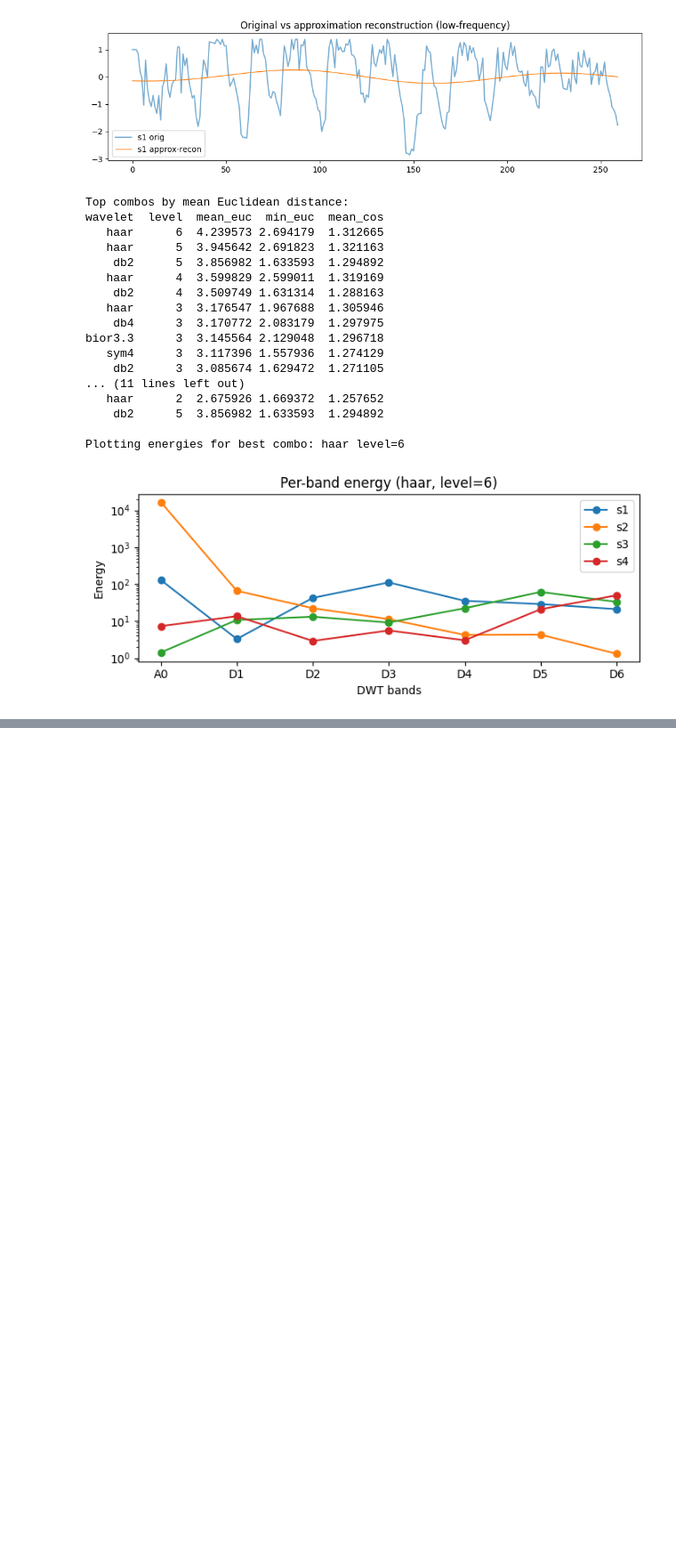
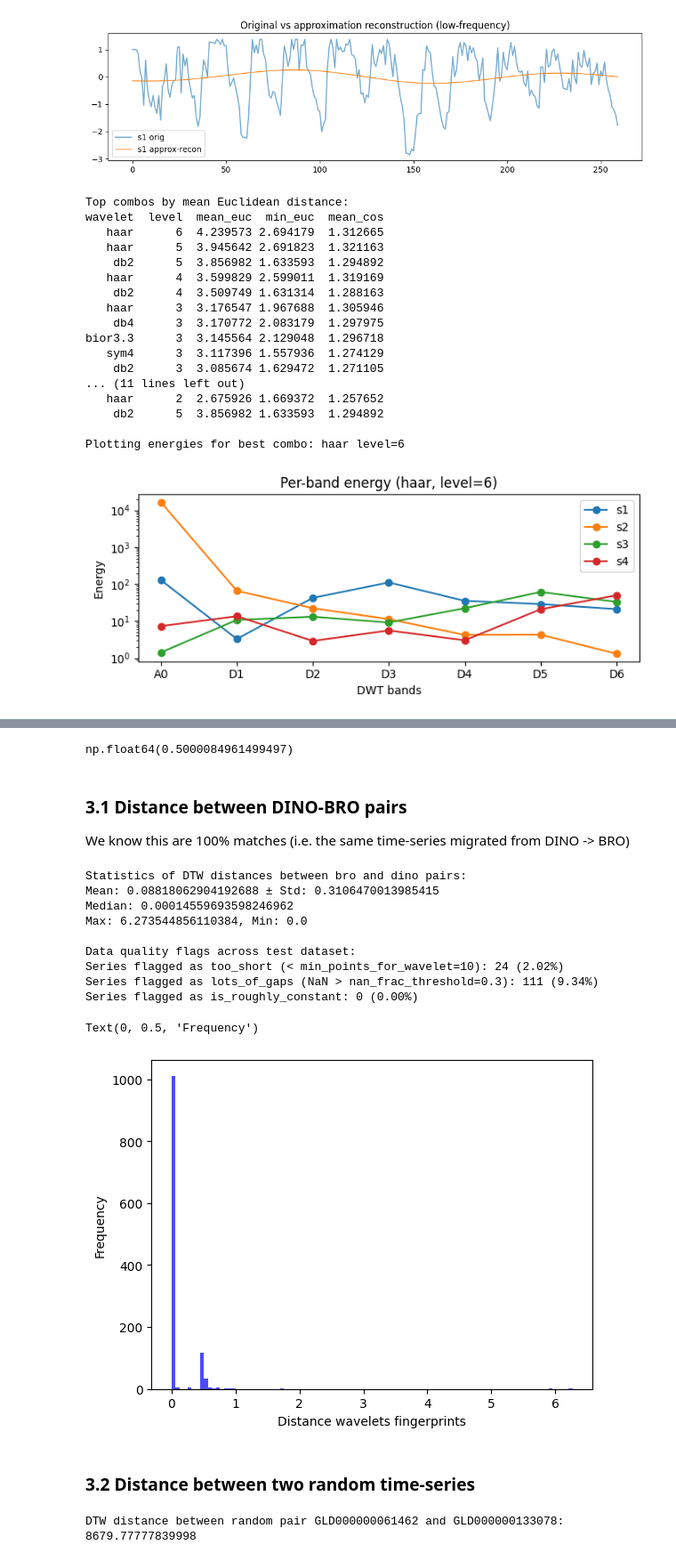
Before and after one commit to luisaforozco/exploration_gw_time_series, a Jupyter notebook: notebooks/methods/wavelets.ipynb, the cells around one changed output, grey strips where cells are left out. Shown at 89% size. Cells and saved outputs as stored; diff of their text form; code cells hidden in the pictures; blank space fills up the shorter version.

Commit message:
Add wavelet analysis of test dataset

```diff
--- a/notebooks/methods/wavelets.ipynb
+++ b/notebooks/methods/wavelets.ipynb
@@ -363,0 +374,8 @@ Plotting energies for best combo: haar level=6
+# %%
+import wavelet_fingerprint
+import numpy as np
+a_gld = next(iter(data_obs.keys()))
+dino_ts = data_obs[a_gld]['dino']
+bro_ts = data_obs[a_gld]['bro']
+fp_dino = wavelet_fingerprint.compute_fingerprint(dino_ts[:, 0], dino_ts[:, 1])
+fp_bro = wavelet_fingerprint.compute_fingerprint(bro_ts[:, 0], bro_ts[:, 1])
@@ -363,0 +402,71 @@ Plotting energies for best combo: haar level=6
+# %%
+# calculate difference between vector fingerprint dino and bro
+np.linalg.norm(fp_dino['vector'] - fp_bro['vector'])
+# %% [output]
+np.float64(0.5000084961499497)
+# %% [markdown]
+### 3.1 Distance between DINO-BRO pairs
+We know this are 100% matches (i.e. the same time-series migrated from DINO -> BRO)
+# %%
+# Loop trough the data
+distance_bro_dino_pairs = []
+too_short, lots_of_gaps, is_roughly_constant = 0, 0, 0
+for i, gld in enumerate(data_obs.keys()):
+    dino_ts = data_obs[gld]['dino']
+    bro_ts = data_obs[gld]['bro']
+    # time-series normalization
+    dino_ts[:, 1] = (dino_ts[:, 1] - np.mean(dino_ts[:, 1])) / np.std(dino_ts[:, 1])
+    bro_ts[:, 1] = (bro_ts[:, 1] - np.mean(bro_ts[:, 1])) / np.std(bro_ts[:, 1])
+
+    fp_dino = wavelet_fingerprint.compute_fingerprint(dino_ts[:, 0], dino_ts[:, 1])
+    fp_bro = wavelet_fingerprint.compute_fingerprint(bro_ts[:, 0], bro_ts[:, 1])
+    distance_bro_dino_pairs.append(np.linalg.norm(fp_dino['vector'] - fp_bro['vector']))
+
+    if fp_dino['flags']['too_short']: too_short += 1
+    if fp_dino['flags']['lots_of_gaps']: lots_of_gaps += 1
+    if fp_dino['flags']['is_roughly_constant']: is_roughly_constant += 1
+# %%
+# Statistics
+print(f"Statistics of DTW distances between bro and dino pairs:")
+print(f"Mean: {np.mean(distance_bro_dino_pairs)} ± Std: {np.std(distance_bro_dino_pairs)}")
+print(f"Median: {np.median(distance_bro_dino_pairs)}")
+print(f"Max: {np.max(distance_bro_dino_pairs)}, Min: {np.min(distance_bro_dino_pairs)}")
+
+print(f"\nData quality flags across test dataset:")
+print(f"Series flagged as too_short (< min_points_for_wavelet=10): {too_short} ({100 * too_short / len(data_obs):.2f}%)")
+# NaN arise from uniforming spacing the time-series, not from our data
+print(f"Series flagged as lots_of_gaps (NaN > nan_frac_threshold=0.3): {lots_of_gaps} ({100 * lots_of_gaps / len(data_obs):.2f}%)")
+print(f"Series flagged as is_roughly_constant: {is_roughly_constant} ({100 * is_roughly_constant / len(data_obs):.2f}%)")
+
+import matplotlib.pyplot as plt
+plt.hist(distance_bro_dino_pairs, bins=100, color='blue', alpha=0.7)
+plt.xlabel("Distance wavelets fingerprints")
+plt.ylabel("Frequency");
+# %% [output]
+Statistics of DTW distances between bro and dino pairs:
+Mean: 0.08818062904192688 ± Std: 0.3106470013985415
+Median: 0.00014559693598246962
+Max: 6.273544856110384, Min: 0.0
+
+Data quality flags across test dataset:
+Series flagged as too_short (< min_points_for_wavelet=10): 24 (2.02%)
+Series flagged as lots_of_gaps (NaN > nan_frac_threshold=0.3): 111 (9.34%)
+Series flagged as is_roughly_constant: 0 (0.00%)
+Text(0, 0.5, 'Frequency')
+[figure, added]
+# %% [markdown]
+### 3.2 Distance between two random time-series
+# %%
+import random
+gld_1 = random.choice(list(data_obs.keys()))
+gld_2 = random.choice(list(data_obs.keys()))
+dino_ts = data_obs[gld_1]['dino']
+bro_ts = data_obs[gld_2]['bro']
+dino_ts[:, 1] = (dino_ts[:, 1] - np.mean(dino_ts[:, 1])) / np.std(dino_ts[:, 1])
+bro_ts[:, 1] = (bro_ts[:, 1] - np.mean(bro_ts[:, 1])) / np.std(bro_ts[:, 1])
+fp_dino = wavelet_fingerprint.compute_fingerprint(dino_ts[:, 0], dino_ts[:, 1])
+fp_bro = wavelet_fingerprint.compute_fingerprint(bro_ts[:, 0], bro_ts[:, 1])
+dist = np.linalg.norm(fp_dino['vector'] - fp_bro['vector'])
+print(f"Distance between random pair {gld_1} and {gld_2}: {dist}")
+# %% [output]
+DTW distance between random pair GLD000000061462 and GLD000000133078: 8679.77777839998
```
Also changed, not shown: parts of 8 cells of this notebook, 1 other file.
